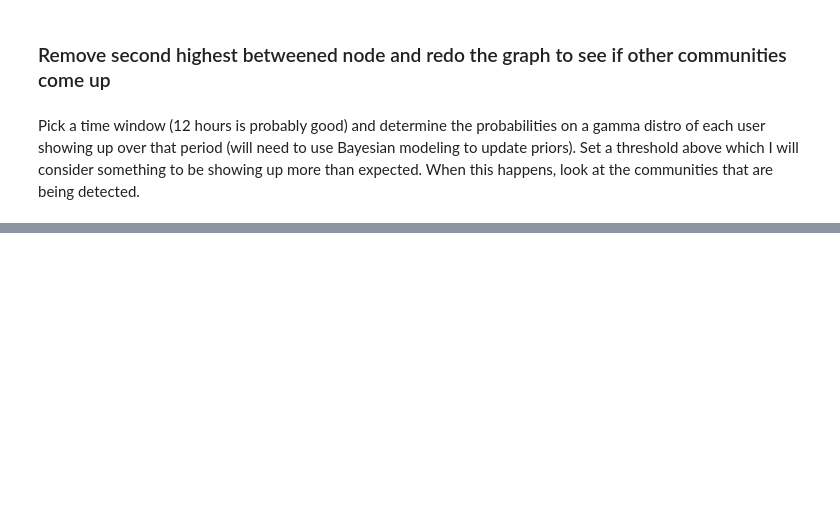
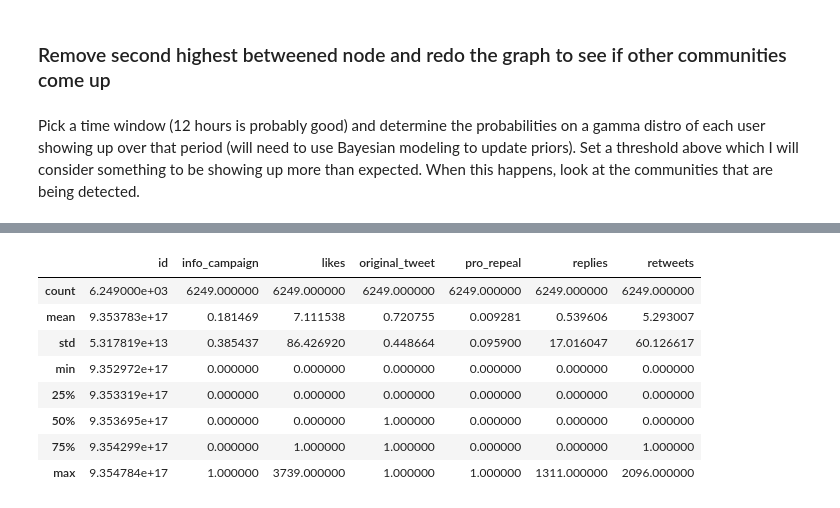
Before and after one commit to tylernwatson/galvanize_dsi_capstone, a Jupyter notebook: EDA_scripted.ipynb, the cells around one changed output, grey strips where cells are left out. Drawn from its saved outputs; the diff is of its cells as text; code cells hidden in the pictures; blank space fills up the shorter version.

```diff
--- a/EDA_scripted.ipynb
+++ b/EDA_scripted.ipynb
@@ -612,0 +626,5 @@ Pick a time window (12 hours is probably good) and determine the probabilities o
+# %%
+mega_df_12h_slice = mega_df_final
+num_days = len(mega_df_12h_slice['timestamp'].dt.day.unique())
+# %%
+mega_df_12h_slice = mega_df_12h_slice.set_index(['timestamp'])
@@ -612,0 +652,16 @@ Pick a time window (12 hours is probably good) and determine the probabilities o
+# %%
+day_1_am_df = mega_df_12h_slice.loc['2017-11-28 00:00:01':'2017-11-28 12:00:00']
+day_1_pm_df = mega_df_12h_slice.loc['2017-11-28 12:00:01':'2017-11-29 00:00:00']
+day_2_am_df = mega_df_12h_slice.loc['2017-11-29 00:00:01':'2017-11-30 00:00:00']
+# %%
+day_1_am_df.describe()
+# %% [output]
+|  | id | info_campaign | likes | original_tweet | pro_repeal | replies | retweets |
+| count | 6.249000e+03 | 6249.000000 | 6249.000000 | 6249.000000 | 6249.000000 | 6249.000000 | 6249.000000 |
+| mean | 9.353783e+17 | 0.181469 | 7.111538 | 0.720755 | 0.009281 | 0.539606 | 5.293007 |
+| std | 5.317819e+13 | 0.385437 | 86.426920 | 0.448664 | 0.095900 | 17.016047 | 60.126617 |
+| min | 9.352972e+17 | 0.000000 | 0.000000 | 0.000000 | 0.000000 | 0.000000 | 0.000000 |
+| 25% | 9.353319e+17 | 0.000000 | 0.000000 | 0.000000 | 0.000000 | 0.000000 | 0.000000 |
+| 50% | 9.353695e+17 | 0.000000 | 0.000000 | 1.000000 | 0.000000 | 0.000000 | 0.000000 |
+| 75% | 9.354299e+17 | 0.000000 | 1.000000 | 1.000000 | 0.000000 | 0.000000 | 1.000000 |
+| max | 9.354784e+17 | 1.000000 | 3739.000000 | 1.000000 | 1.000000 | 1311.000000 | 2096.000000 |
```
Also changed, not shown: parts of 6 cells of this notebook.
